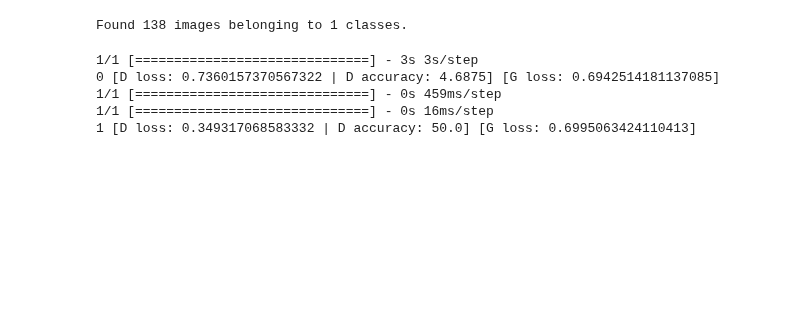
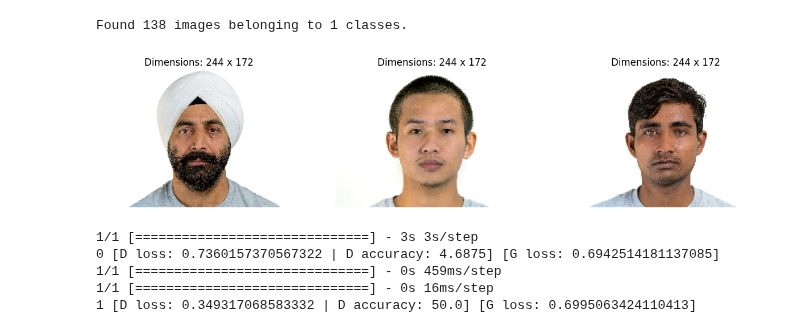
Before and after one commit to gc2321/3546-Deep-Learning, a Jupyter notebook: gan/inda_gan_train_2.ipynb, the cells around one changed output. Drawn from its saved outputs; the diff is of its cells as text; code cells hidden in the pictures; blank space fills up the shorter version.

```diff
--- a/gan/inda_gan_train_2.ipynb
+++ b/gan/inda_gan_train_2.ipynb
@@ -31,12 +55,27 @@ data_path = "/content/dataset/"
 train_datagen = ImageDataGenerator(rescale=1./255)
 train_generator = train_datagen.flow_from_directory(
     data_path,
-    target_size=(224, 224),
+    target_size=(172, 244),
     batch_size=32,
     class_mode=None  # No labels required for GANs
 )
 # %% [output]
 Found 138 images belonging to 1 classes.
+# %%
+# Get the first batch of images
+images_batch = next(train_generator)
+first_three_images = images_batch[:3]
+
+# Plot the first 3 images
+fig, axes = plt.subplots(1, 3, figsize=(15, 5))
+for ax, img in zip(axes, first_three_images):
+    ax.imshow(img)
+    ax.set_title(f'Dimensions: 244 x 172')
+    ax.axis('off')
+
+plt.show()
+# %% [output]
+[figure, added]
 # %%
 # Define GAN architecture
 
```
Also changed, not shown: parts of 6 cells of this notebook.
